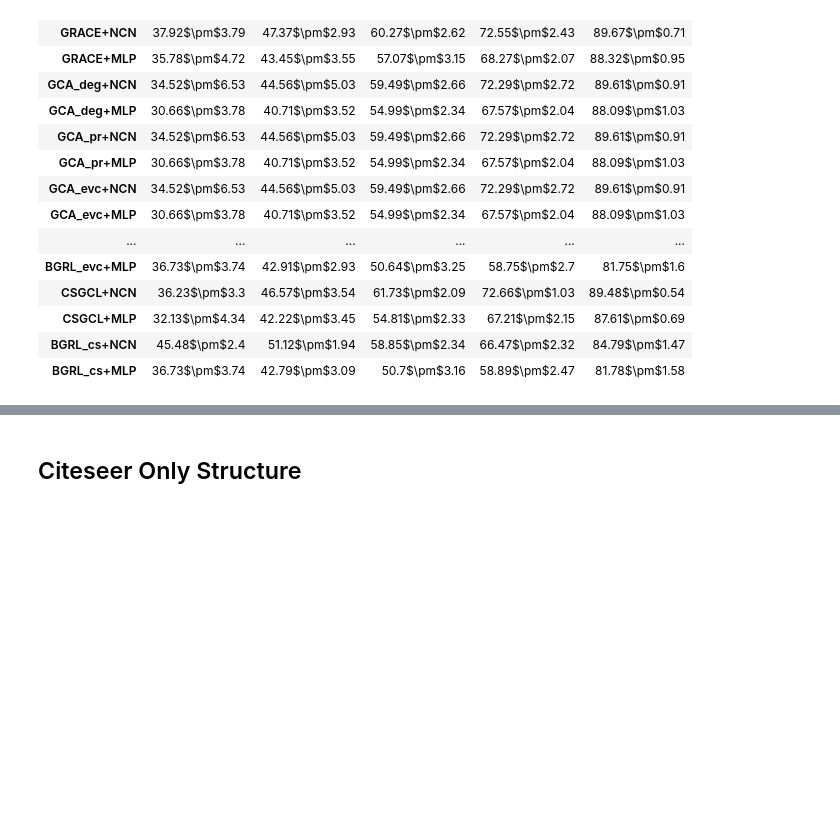
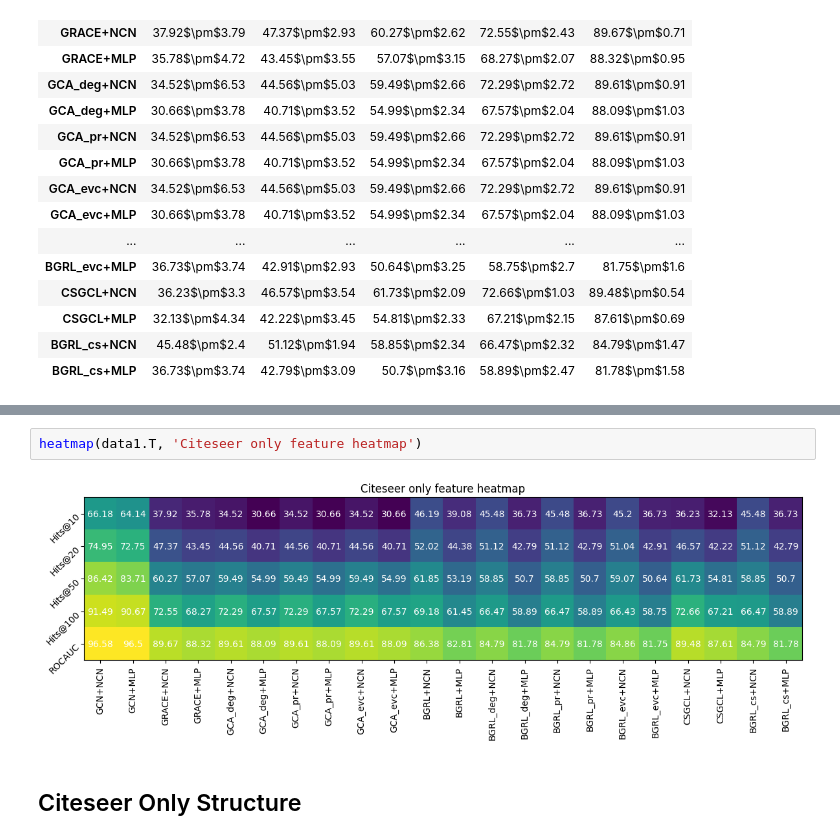
Before and after one commit to valentincuzin/GCL-Link-Prediction, a Jupyter notebook: Comparative_Study/Analysis.ipynb, the cells around one changed output, grey strips where cells are left out. Drawn from its saved outputs; the diff is of its cells as text; blank space fills up the shorter version.

```diff
--- a/Comparative_Study/Analysis.ipynb
+++ b/Comparative_Study/Analysis.ipynb
@@ -139,3 +152,7 @@ bar_plot(data1_mlp, "Citeseer-feature, bar plot of score obtained with MLP decod
+# %%
+heatmap(data1.T, 'Citeseer only feature heatmap')
+# %% [output]
+[figure, added]
 # %% [markdown]
 ## Citeseer Only Structure
 # %%
```
Also changed, not shown: parts of 5 cells of this notebook, 12 other files.
